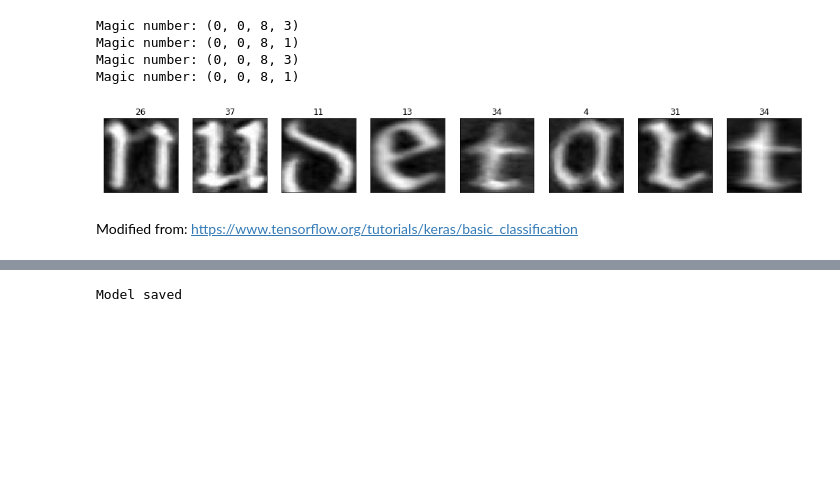
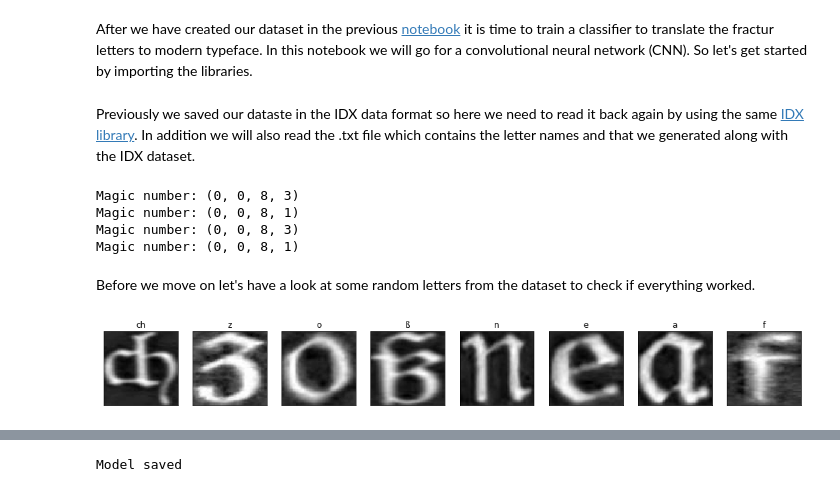
Before and after one commit to akcarsten/cook_book, a Jupyter notebook: 03_train_convNet.ipynb, the cells around one changed output, grey strips where cells are left out. Cells and saved outputs as stored; diff of their text form; code cells hidden in the pictures; blank space fills up the shorter version.

Commit message:
finished first notebook and readme

```diff
--- a/03_train_convNet.ipynb
+++ b/03_train_convNet.ipynb
@@ -1 +1,4 @@
+# %% [markdown]
+After we have created our dataset in the previous [notebook](https://github.com/akcarsten/cook_book/blob/master/01_create_first_dataset.ipynb) it is time to train a classifier to translate the fractur letters to modern typeface. In this notebook we will go for a convolutional neural network (CNN).
+So let's get started by importing the libraries.
 # %%
@@ -15,6 +18,8 @@ from tensorflow.keras.layers import Conv2D, MaxPooling2D
 from tensorflow.keras import backend as K
 
 %matplotlib inline
+# %% [markdown]
+Previously we saved our dataste in the IDX data format so here we need to read it back again by using the same [IDX library](https://github.com/akcarsten/convert_IDX). In addition we will also read the .txt file which contains the letter names and that we generated along with the IDX dataset.
 # %%
 # Read the data
 filename = './dataset/train-images.idx3-ubyte'
@@ -31,24 +36,30 @@ test_images = Idx.load_idx(filename)
 # Read the labels
 filename = './dataset/test-labels.idx3-ubyte'
 test_labels = Idx.load_labels(filename)
+
+# Read the letter names for each label
+filename = './dataset/labels.txt'
+
+file = open(filename, 'r')
+class_names =  [str.split(x) for x in file.readlines()]
 # %% [output]
 Magic number: (0, 0, 8, 3)
 Magic number: (0, 0, 8, 1)
 Magic number: (0, 0, 8, 3)
 Magic number: (0, 0, 8, 1)
+# %% [markdown]
+Before we move on let's have a look at some random letters from the dataset to check if everything worked.
 # %%
 # Plot some random examples
 n_images = train_images.shape[0]
 n_plots = 8
 
 fig, ax = plt.subplots(1, n_plots, figsize=(18, 18))
 for i in range(n_plots):
     image_num = np.random.randint(low=0, high=n_images)
     ax[i].imshow(train_images[image_num], cmap='gray')
     ax[i].set_xticks([])
     ax[i].set_yticks([])
-    ax[i].set_title(train_labels[image_num])
+    ax[i].set_title(class_names[train_labels[image_num]][0])
 # %% [output]
-[figure, old version]
+[figure, new version]
-# %% [markdown]
-Modified from: https://www.tensorflow.org/tutorials/keras/basic_classification
```
Also changed, not shown: parts of 27 cells of this notebook, 13 other files.
